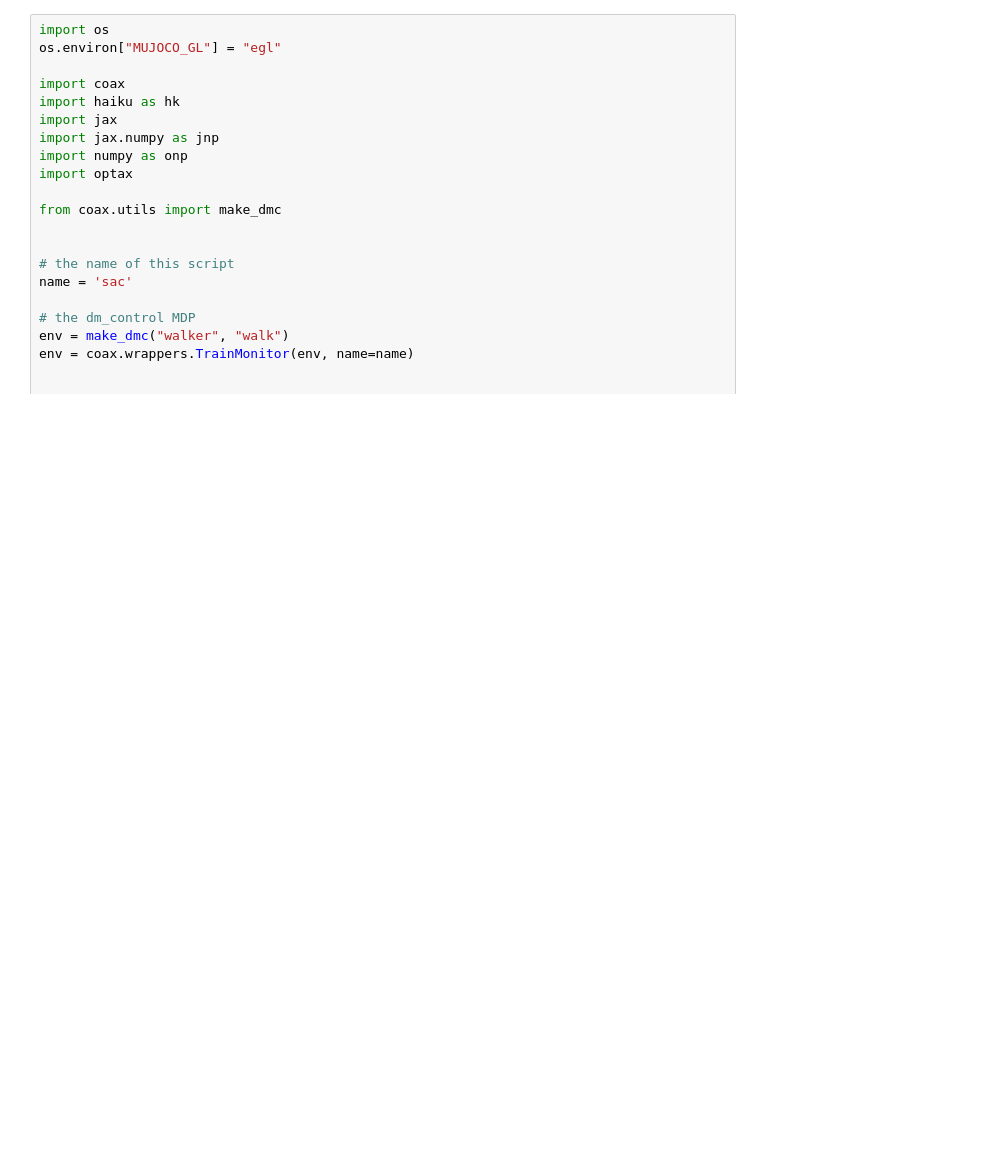
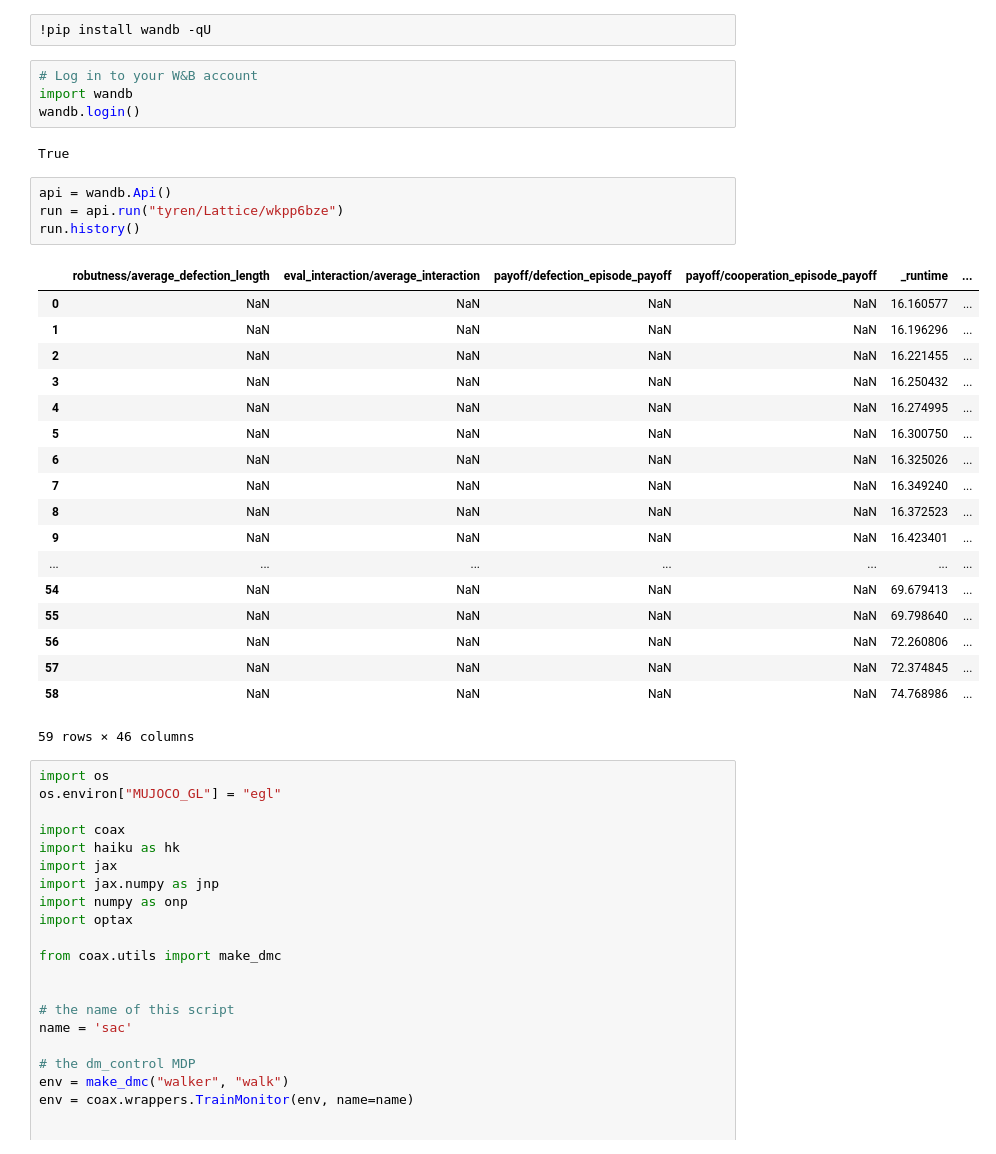
Before and after one commit to itstyren/InteractionMARL-Coop, a Jupyter notebook: visualization/plot_result.ipynb, the cells around one changed output. Saved outputs shown, nothing was run; the diff lists cells and outputs as text; blank space fills up the shorter version.

```diff
--- a/visualization/plot_result.ipynb
+++ b/visualization/plot_result.ipynb
@@ -3,3 +3,34 @@
+# %%
+!pip install wandb -qU
+# %%
+# Log in to your W&B account
+import wandb
+wandb.login()
+# %% [output]
+True
+# %%
+api = wandb.Api()
+run = api.run("tyren/Lattice/wkpp6bze")
+run.history()
+# %% [output]
+|  | robutness/average_defection_length | eval_interaction/average_interaction | payoff/defection_episode_payoff | payoff/cooperation_episode_payoff | _runtime | ... |
+| 0 | NaN | NaN | NaN | NaN | 16.160577 | ... |
+| 1 | NaN | NaN | NaN | NaN | 16.196296 | ... |
+| 2 | NaN | NaN | NaN | NaN | 16.221455 | ... |
+| 3 | NaN | NaN | NaN | NaN | 16.250432 | ... |
+| 4 | NaN | NaN | NaN | NaN | 16.274995 | ... |
+| 5 | NaN | NaN | NaN | NaN | 16.300750 | ... |
+| 6 | NaN | NaN | NaN | NaN | 16.325026 | ... |
+| 7 | NaN | NaN | NaN | NaN | 16.349240 | ... |
+| 8 | NaN | NaN | NaN | NaN | 16.372523 | ... |
+| 9 | NaN | NaN | NaN | NaN | 16.423401 | ... |
+| ... | ... | ... | ... | ... | ... | ... |
+| 54 | NaN | NaN | NaN | NaN | 69.679413 | ... |
+| 55 | NaN | NaN | NaN | NaN | 69.798640 | ... |
+| 56 | NaN | NaN | NaN | NaN | 72.260806 | ... |
+| 57 | NaN | NaN | NaN | NaN | 72.374845 | ... |
+| 58 | NaN | NaN | NaN | NaN | 74.768986 | ... |
+59 rows × 46 columns
 # %%
 import os
 os.environ["MUJOCO_GL"] = "egl"
```
Also changed, not shown: parts of 2 cells of this notebook.
